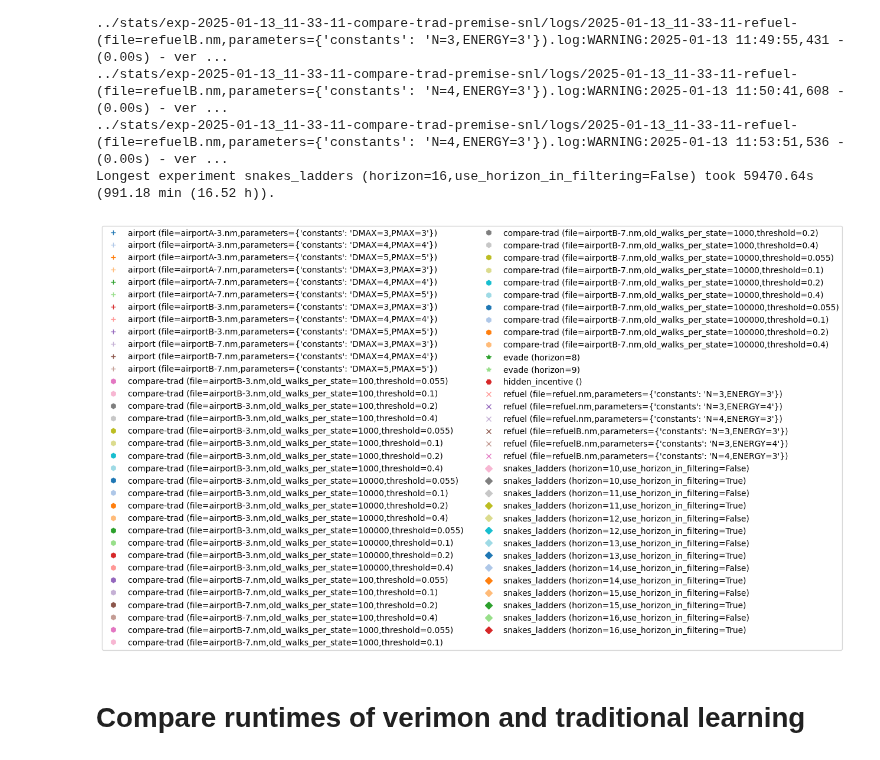
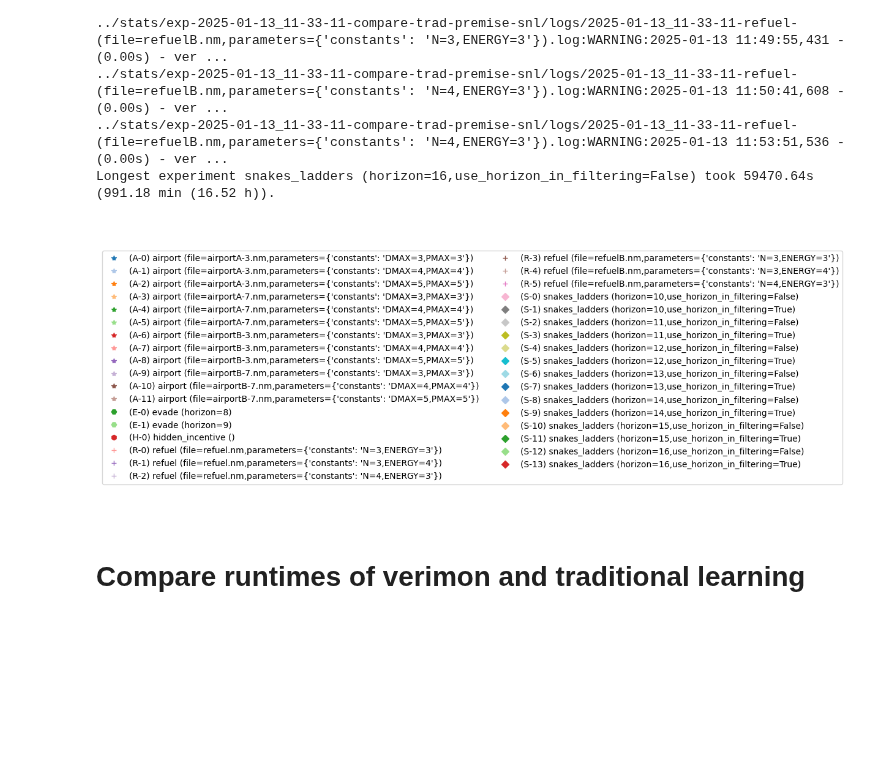
Before and after one commit to lukovdm/monitor-conformence, a Jupyter notebook: notebooks/Analysis.ipynb, the cells around one changed output. Saved outputs shown, nothing was run; the diff lists cells and outputs as text; code cells hidden in the pictures; blank space fills up the shorter version.

Commit message:
Create new plots and save intermediate monitors

```diff
--- a/notebooks/Analysis.ipynb
+++ b/notebooks/Analysis.ipynb
@@ -41,33 +42,33 @@ Longest experiment snakes_ladders (horizon=16,use_horizon_in_filtering=False) to
 # %%
 import matplotlib.backend_bases
 from matplotlib.backends.backend_pgf import FigureCanvasPgf
 
 matplotlib.backend_bases.register_backend("pdf", FigureCanvasPgf)
 
 import matplotlib.lines as mlines
 import matplotlib.pyplot as plt
 
 # Create a legend for the symbols and colors
 legend_elements = [
     mlines.Line2D(
         [],
         [],
         linewidth=0,
         color=data["color"],
         marker=data["symbol"],
-        label=f'{data["experiment"]["name"]} {data["experiment"]["variant"]}',
+        label=f'({data["experiment"]["short_name"]}) {data["experiment"]["name"]} {data["experiment"]["variant"]}',
     )
-    for data in experiment_data
+    for data in verimon_data
 ]
 
-plt.figure(figsize=(10, 6))
+plt.figure(figsize=(2, 6))
 plt.legend(handles=legend_elements, loc="center", ncol=2)
 plt.axis("off")
 if save_figures:
     plt.savefig(f"{save_path}/legend.pgf", bbox_inches="tight")
 plt.show()
 # %% [output]
-[figure, old version]
+[figure, new version]
 # %% [markdown]
 # Compare runtimes of verimon and traditional learning
 # %%
```
Also changed, not shown: parts of 7 cells of this notebook, 10 other files.
